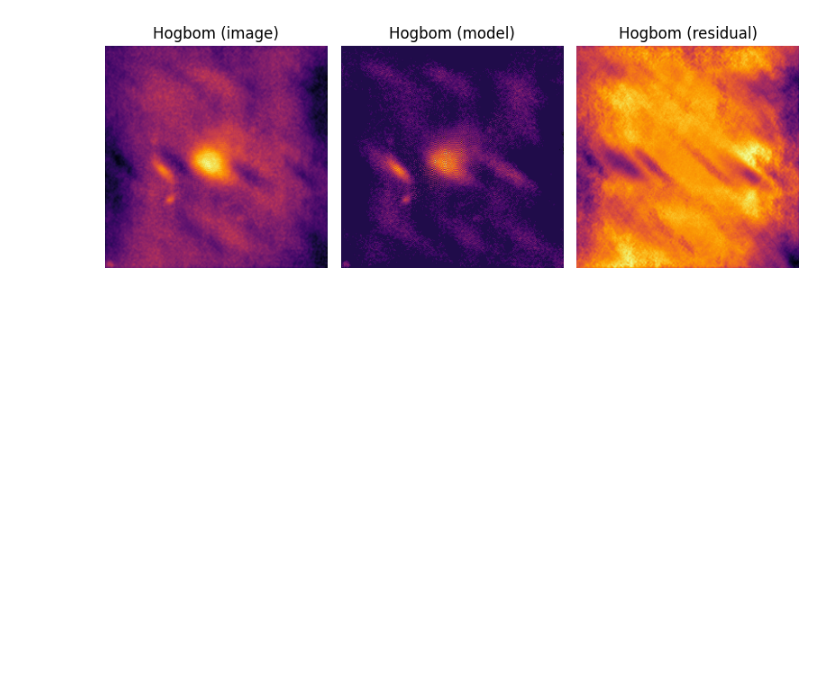
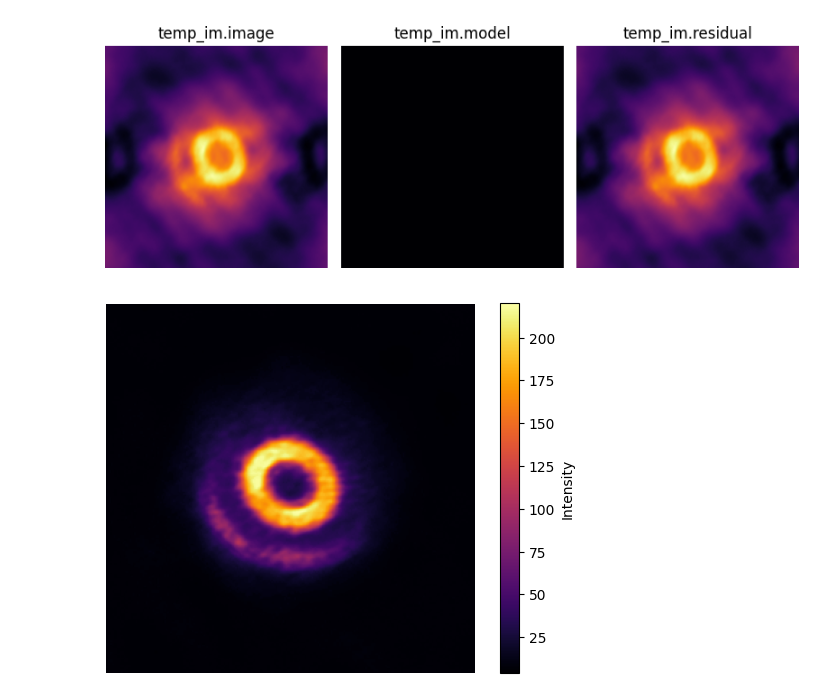
Before and after one commit to Luis-Valenzuela-Concha/AQuaRRAI, a Jupyter notebook: notebooks/preprocess_examples/example_imager.ipynb, the cells around one changed output. Cells and saved outputs as stored; diff of their text form; code cells hidden in the pictures; blank space fills up the shorter version.

```diff
--- a/notebooks/preprocess_examples/example_imager.ipynb
+++ b/notebooks/preprocess_examples/example_imager.ipynb
@@ -6,25 +6,19 @@ ROOT = Path().resolve().parent.parent
 sys.path.append(str(ROOT))
 # %%
 from src.preprocess.imager import Imager
-from src.utils.plot import plot_image
+from src.utils.plot import plot_image, plot_fits, plot_ms
 
-image = 'img_0000'
+image = 'img_0220'
+sim = 'sim1'
+
 image_folder = ROOT / 'data/processed' / image
-ms_folder = image_folder / 'sim1'
+ms_folder = image_folder / sim
+
 ms_path = ms_folder / 'visibilities.ms'
 
 imager = Imager(vis = str(ms_path), output_path=ms_folder)
 
-niter_hogbom = 40000
-tclean_config = {
-    'imsize': 256,
-    'cell': '0.02arcsec',
-    'niter': niter_hogbom,
-    'weighting': 'natural',
-}
-
-imager.tclean_hogbom(config=tclean_config)
-
-image_path = ROOT / 'data/processed' / image / 'sim1' / f'tclean_hogbom_{niter_hogbom}'
-plot_image(image_path=str(image_path), title='Hogbom')
+image_path = image_folder / 'groundtruth.fits'
+plot_ms(ms_path=str(ms_path))
+plot_fits(fits_path=str(image_path))
 # %% [output]
@@ -31 +26,2 @@ plot_image(image_path=str(image_path), title='Hogbom')
-[figure, old version]
+[figure, new version]
+[figure, added]
```
Also changed, not shown: parts of 8 cells of this notebook, 1 other file.
